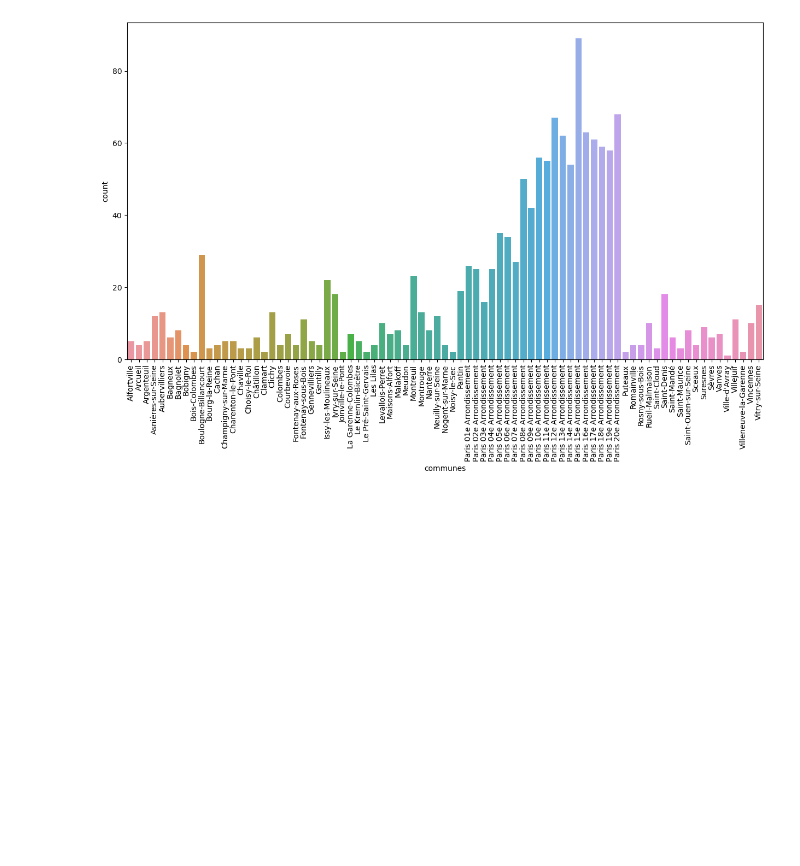
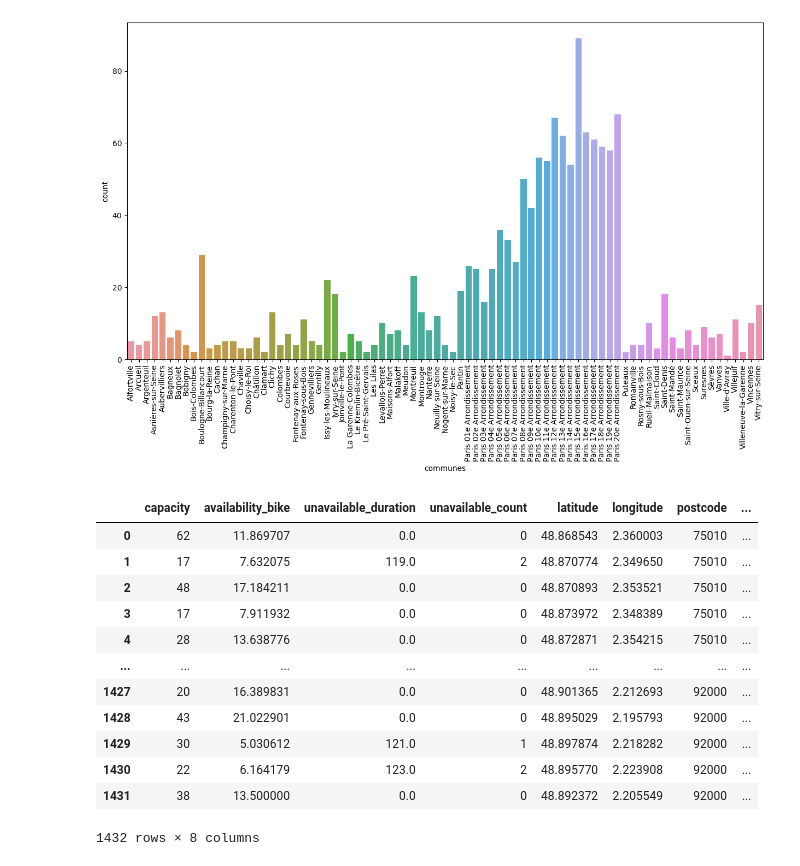
Before and after one commit to nisarem/MidCamp, a Jupyter notebook: ML and Hypothesis.ipynb, the cells around one changed output. Drawn from its saved outputs; the diff is of its cells as text; code cells hidden in the pictures; blank space fills up the shorter version.

```diff
--- a/ML and Hypothesis.ipynb
+++ b/ML and Hypothesis.ipynb
@@ -213,3 +241,20 @@ plt.xticks(rotation=90)
 plt.show()
 # %% [output]
 [figure]
+# %%
+data = pd.concat([numerical, categorical], axis=1)
+data
+# %% [output]
+|  | capacity | availability_bike | unavailable_duration | unavailable_count | latitude | longitude | postcode | ... |
+| 0 | 62 | 11.869707 | 0.0 | 0 | 48.868543 | 2.360003 | 75010 | ... |
+| 1 | 17 | 7.632075 | 119.0 | 2 | 48.870774 | 2.349650 | 75010 | ... |
+| 2 | 48 | 17.184211 | 0.0 | 0 | 48.870893 | 2.353521 | 75010 | ... |
+| 3 | 17 | 7.911932 | 0.0 | 0 | 48.873972 | 2.348389 | 75010 | ... |
+| 4 | 28 | 13.638776 | 0.0 | 0 | 48.872871 | 2.354215 | 75010 | ... |
+| ... | ... | ... | ... | ... | ... | ... | ... | ... |
+| 1427 | 20 | 16.389831 | 0.0 | 0 | 48.901365 | 2.212693 | 92000 | ... |
+| 1428 | 43 | 21.022901 | 0.0 | 0 | 48.895029 | 2.195793 | 92000 | ... |
+| 1429 | 30 | 5.030612 | 121.0 | 1 | 48.897874 | 2.218282 | 92000 | ... |
+| 1430 | 22 | 6.164179 | 123.0 | 2 | 48.895770 | 2.223908 | 92000 | ... |
+| 1431 | 38 | 13.500000 | 0.0 | 0 | 48.892372 | 2.205549 | 92000 | ... |
+1432 rows × 8 columns
```
Also changed, not shown: parts of 35 cells of this notebook, 1 other file.
